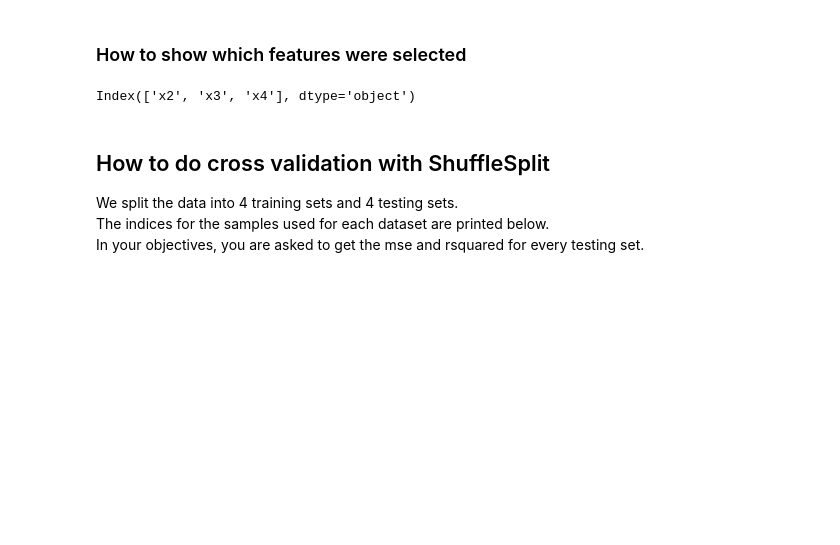
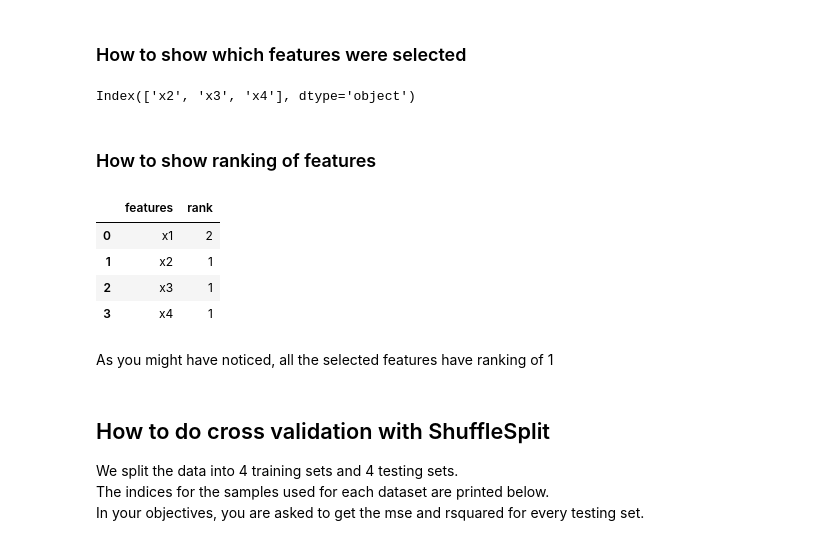
Before and after one commit to damiVongola/Lab-2, a Jupyter notebook: sample_code.ipynb, the cells around one changed output. Drawn from its saved outputs; the diff is of its cells as text; code cells hidden in the pictures; blank space fills up the shorter version.

Commit message:
Added how to get rankings from DataFrame

```diff
--- a/sample_code.ipynb
+++ b/sample_code.ipynb
@@ -200,6 +203,21 @@ fs_indices = selector.get_support(True)
 print(X_y_df.iloc[:, fs_indices].columns)
 # %% [output]
 Index(['x2', 'x3', 'x4'], dtype='object')
+# %% [markdown]
+### How to show ranking of features
+# %%
+import pandas as pd
+
+ranking_indices = selector.ranking_
+pd.DataFrame(list(zip(X_y_df.columns,ranking_indices)), columns=["features","rank"])
+# %% [output]
+|  | features | rank |
+| 0 | x1 | 2 |
+| 1 | x2 | 1 |
+| 2 | x3 | 1 |
+| 3 | x4 | 1 |
+# %% [markdown]
+As you might have noticed, all the selected features have ranking of 1
 # %% [markdown]
 ## How to do cross validation with ShuffleSplit
 
```
Also changed, not shown: parts of 1 cell of this notebook, 1 other file.
